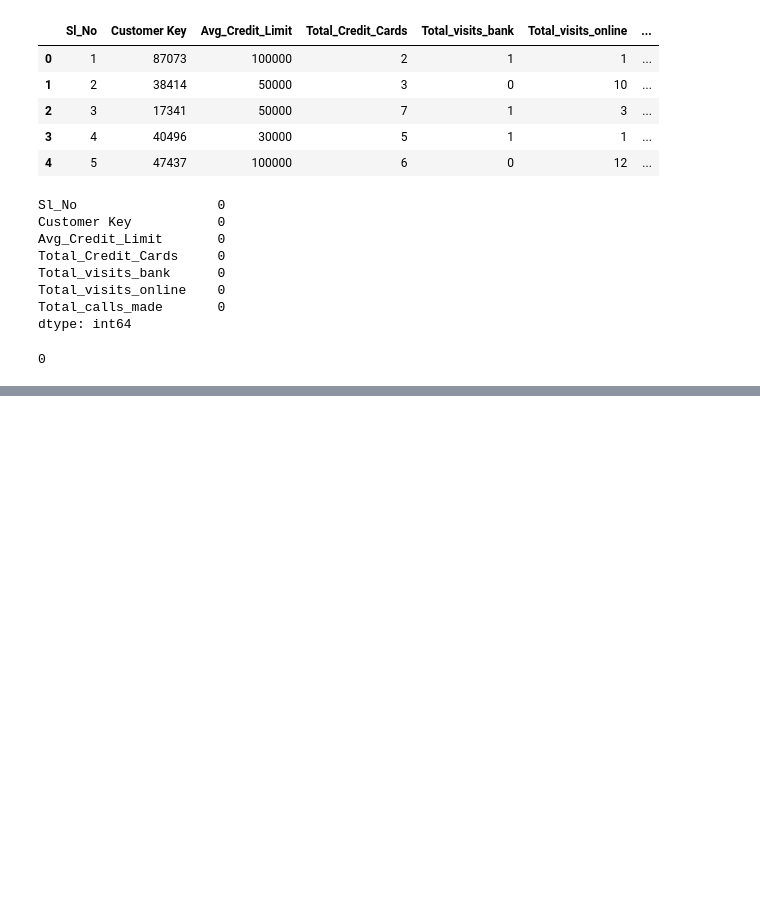
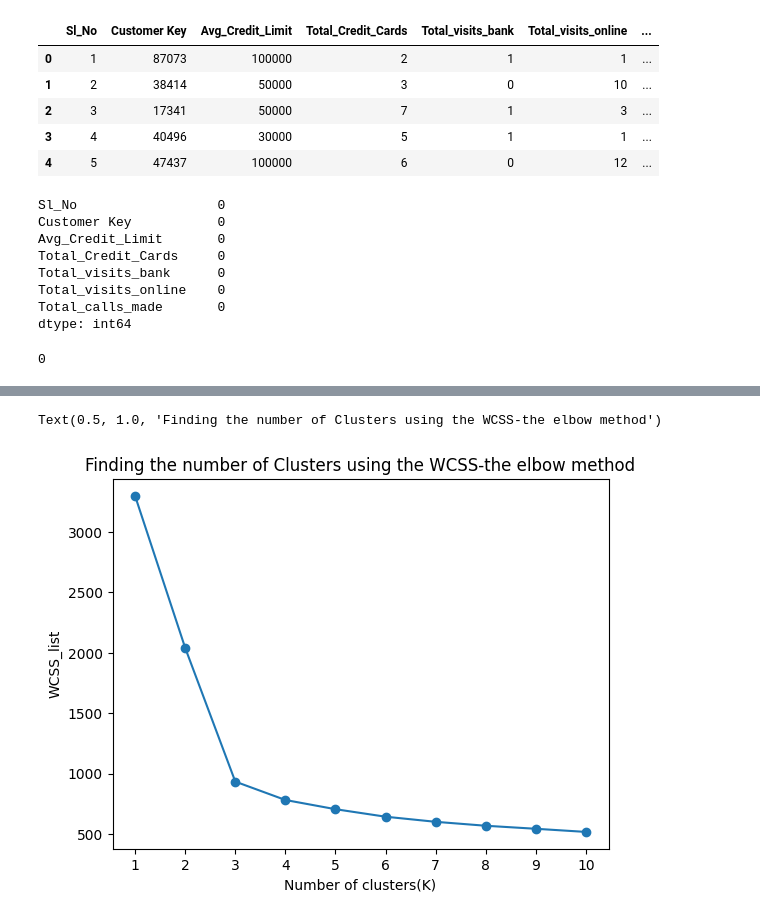
Before and after one commit to ekefan/ml_projects_for_edureka_internship, a Jupyter notebook: prb_state2ass5.ipynb, the cells around one changed output, grey strips where cells are left out. Cells and saved outputs as stored; diff of their text form; code cells hidden in the pictures; blank space fills up the shorter version.

Commit message:
finished prob statement 2

```diff
--- a/prb_state2ass5.ipynb
+++ b/prb_state2ass5.ipynb
@@ -102,0 +116,5 @@ for column in credit_card_df.columns:
+# %%
+std_scaler = StandardScaler()
+scaled_df = std_scaler.fit_transform(credit_card_df.to_numpy())
+scaled_df = pd.DataFrame(scaled_df, columns=credit_card_df.columns)
+scaled_df
@@ -102,0 +139,18 @@ for column in credit_card_df.columns:
+# %%
+#Task 5: Finding the within-cluster sum of square
+wcss_list = []
+
+for i in range(1, 11):
+    kmeans = KMeans(n_clusters=i, random_state=42)
+    kmeans.fit(scaled_df)
+    wcss_list.append(kmeans.inertia_)
+
+#Task6
+silhouette_scores = []
+for i in range(2, 11):
+    kmeans = KMeans(n_clusters=i, random_state=42)
+    kmeans.fit(scaled_df)
+    cluster_label = kmeans.labels_
+    score = silhouette_score(scaled_df, cluster_label)
+    # print(f'the silhoutte score is {score}')
+    silhouette_scores.append(score);
@@ -102,0 +167,10 @@ for column in credit_card_df.columns:
+# %%
+#Task 7: using matplotlib to find the best score for the different sizes of K.
+plt.plot(range(1, 11), wcss_list, marker='o')
+plt.xticks(range(1, 11))
+plt.xlabel('Number of clusters(K)')
+plt.ylabel('WCSS_list')
+plt.title("Finding the number of Clusters using the WCSS-the elbow method")
+# %% [output]
+Text(0.5, 1.0, 'Finding the number of Clusters using the WCSS-the elbow method')
+[figure, added]
```
Also changed, not shown: parts of 17 cells of this notebook.
